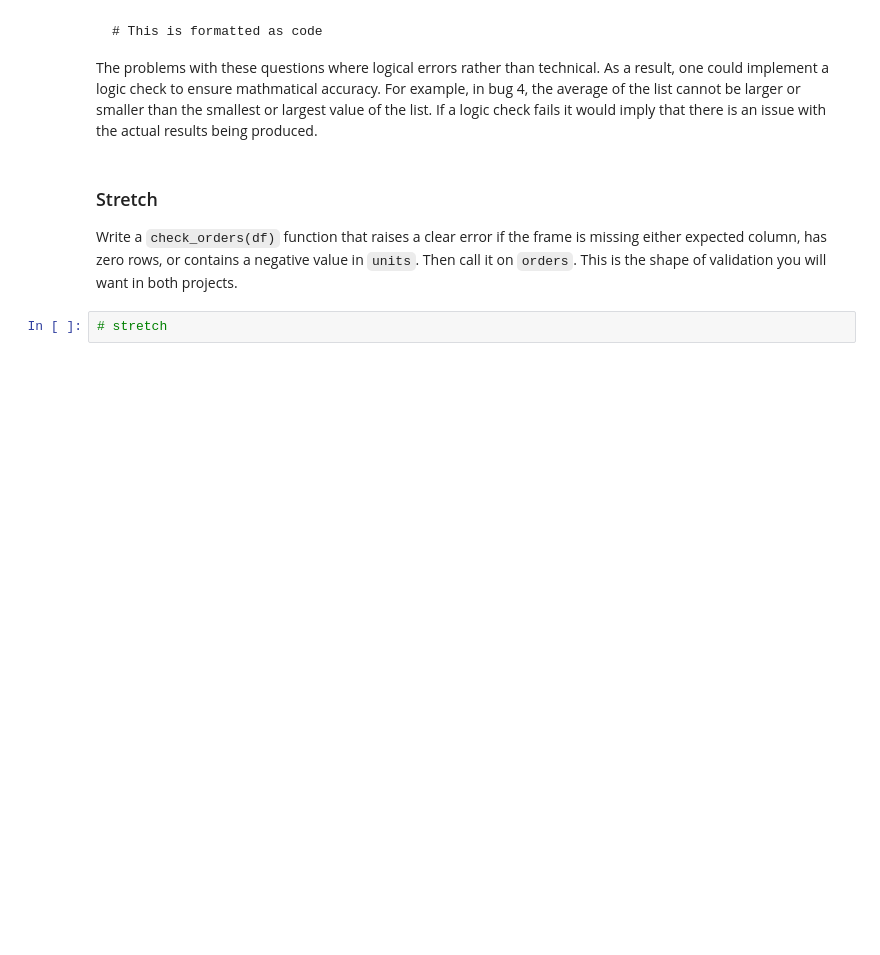
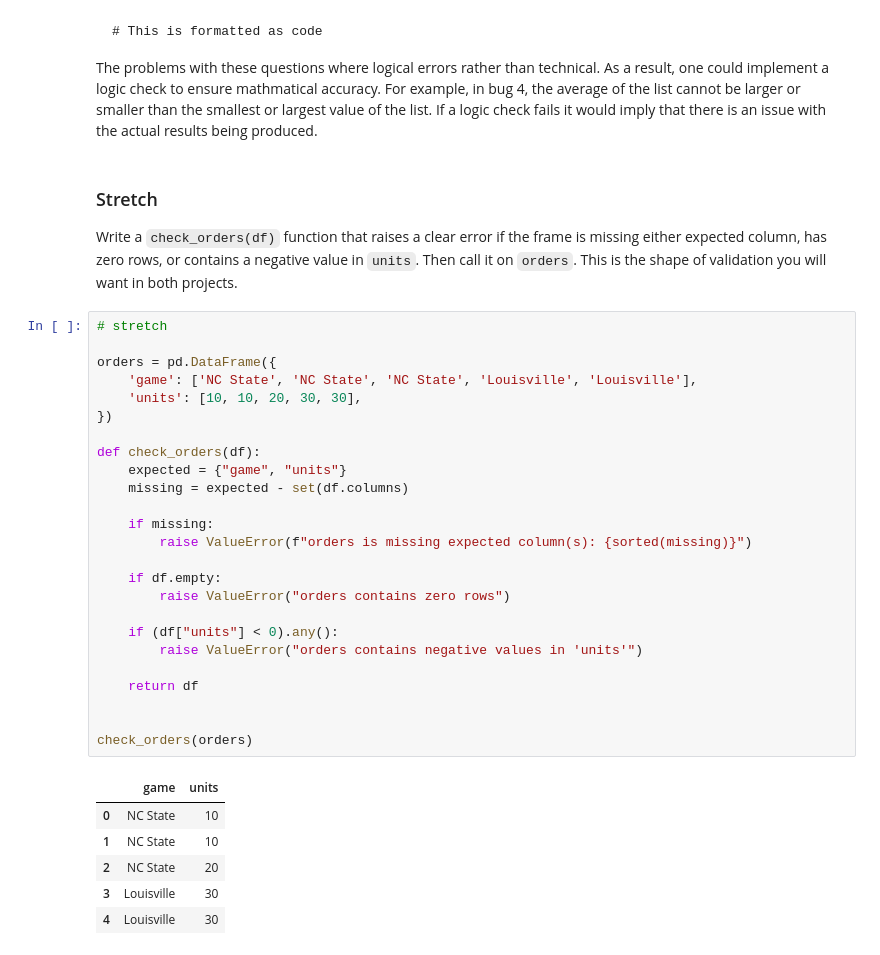
Before and after one commit to hershiaytoda/ds2002-fa26, a Jupyter notebook: notebooks/01-foundations/2026-09-04 — Submission Drill and Fix a Broken Notebook — Lab.ipynb, the cells around one changed output. Cells and saved outputs as stored; diff of their text form; blank space fills up the shorter version.

```diff
--- a/notebooks/01-foundations/2026-09-04 — Submission Drill and Fix a Broken Notebook — Lab.ipynb
+++ b/notebooks/01-foundations/2026-09-04 — Submission Drill and Fix a Broken Notebook — Lab.ipynb
@@ -271,3 +281,33 @@ The problems with these questions where logical errors rather than technical. As
 Write a `check_orders(df)` function that raises a clear error if the frame is missing either expected column, has zero rows, or contains a negative value in `units`. Then call it on `orders`. This is the shape of validation you will want in both projects.
 # %%
 # stretch
+
+orders = pd.DataFrame({
+    'game': ['NC State', 'NC State', 'NC State', 'Louisville', 'Louisville'],
+    'units': [10, 10, 20, 30, 30],
+})
+
+def check_orders(df):
+    expected = {"game", "units"}
+    missing = expected - set(df.columns)
+
+    if missing:
+        raise ValueError(f"orders is missing expected column(s): {sorted(missing)}")
+
+    if df.empty:
+        raise ValueError("orders contains zero rows")
+
+    if (df["units"] < 0).any():
+        raise ValueError("orders contains negative values in 'units'")
+
+    return df
+
+
+check_orders(orders)
+# %% [output]
+|  | game | units |
+| 0 | NC State | 10 |
+| 1 | NC State | 10 |
+| 2 | NC State | 20 |
+| 3 | Louisville | 30 |
+| 4 | Louisville | 30 |
```
Also changed, not shown: parts of 11 cells of this notebook.
